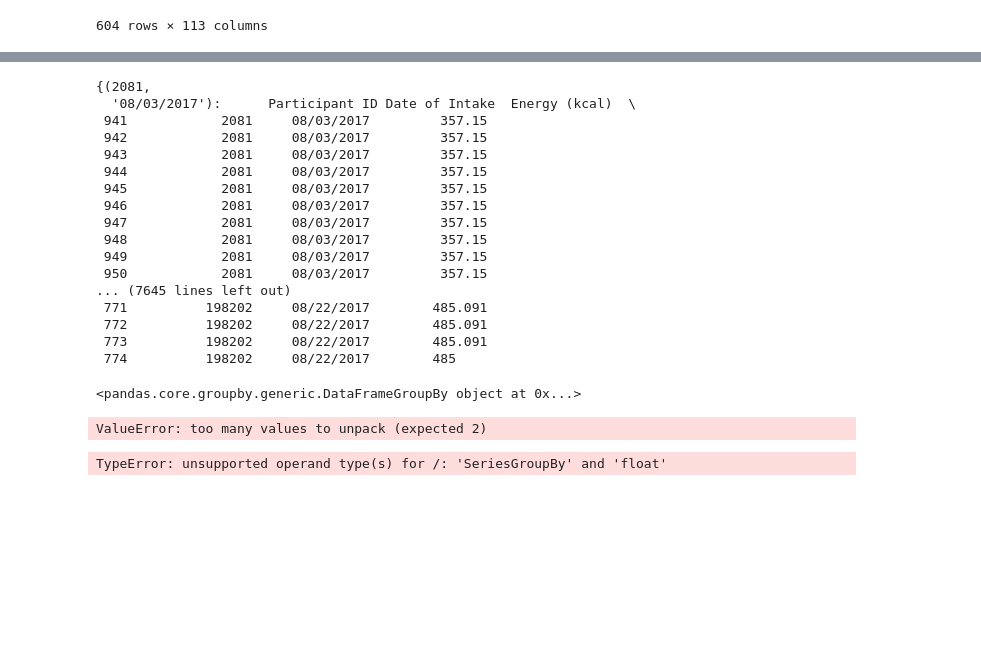
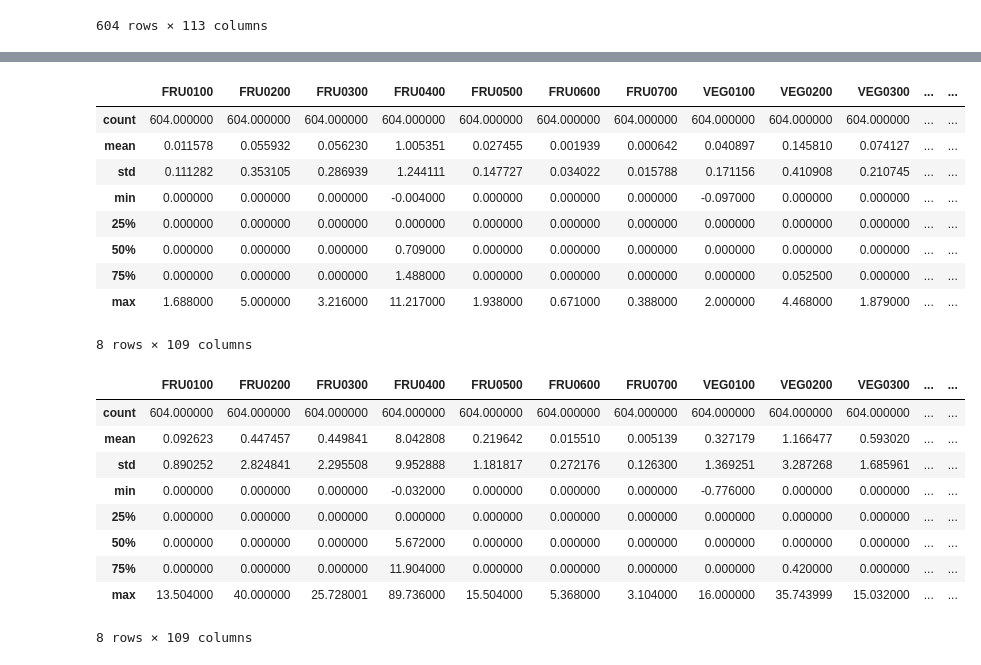
Before and after one commit to niblunc/BCP, a Jupyter notebook: HEI/DQI/Child check.ipynb, the cells around one changed output, grey strips where cells are left out. Cells and saved outputs as stored; diff of their text form; code cells hidden in the pictures; blank space fills up the shorter version.

Commit message:
updating data dictionaries

```diff
--- a/HEI/DQI/Child check.ipynb
+++ b/HEI/DQI/Child check.ipynb
@@ -359,15 +369,0 @@ data_dict['set_09'].shape
-# %%
-dfm_original=data_dict['set_04']
-df_demo=pd.read_csv(os.path.join(basepath,arglist['XTRA']), sep=",")
-
-df_demo['Participant ID'] = df_demo['Participant ID'].astype('int32')
-df_demo['Identifiers_visit']=df_demo['Identifiers_visit'].astype('int32')
-df_demo['child_feeding_practice-breastfed']=df_demo['child_feeding_practice-breastfed'].astype('category')
-
-data_dict["demo"]= df_demo[demo_interest]
-_sub=pd.merge(data_dict['demo'][['Participant ID','DoB']], dfm_original[['Participant ID','Date of Intake']],on='Participant ID')
-_sub['age at intake']=ager(_sub['Date of Intake'], _sub['DoB'])
-grp=['Participant ID','Date of Intake']
-dfm_original=pd.merge(dfm_original,_sub, on=grp)
-metric_cols=set(dfm_original.columns) - set(grp)
-dfm_original = dfm_original.groupby(grp)[list(metric_cols)].mean()
@@ -403,36 +370,29 @@ groups = dict(list(data_dict['set_04']))
-# %%
-groups
-# %% [output]
-{(2081,
-  '08/03/2017'):      Participant ID Date of Intake  Energy (kcal)  \
- 941            2081     08/03/2017         357.15
- 942            2081     08/03/2017         357.15
- 943            2081     08/03/2017         357.15
- 944            2081     08/03/2017         357.15
- 945            2081     08/03/2017         357.15
- 946            2081     08/03/2017         357.15
- 947            2081     08/03/2017         357.15
- 948            2081     08/03/2017         357.15
- 949            2081     08/03/2017         357.15
- 950            2081     08/03/2017         357.15
-... (7645 lines left out)
- 771          198202     08/22/2017        485.091
- 772          198202     08/22/2017        485.091
- 773          198202     08/22/2017        485.091
- 774          198202     08/22/2017        485
-# %%
-data_dict['set_04']
-# %% [output]
-<pandas.core.groupby.generic.DataFrameGroupBy object at 0x...>
-# %%
-for key, item in data_dict['set_04']:
-    print(data_dict['set_04'].get_group(key), "\n\n")
-# %% [output]
-ValueError: too many values to unpack (expected 2)
-# %%
-gram2oz(data_dict['set_09']['FRU0600'])
-# %% [output]
-TypeError: unsupported operand type(s) for /: 'SeriesGroupBy' and 'float'
+# %%
+data_dict['set_09'].iloc[:,3:-1].astype('float32').describe()
+# %% [output]
+|  | FRU0100 | FRU0200 | FRU0300 | FRU0400 | FRU0500 | FRU0600 | FRU0700 | VEG0100 | VEG0200 | VEG0300 | ... | ... |
+| count | 604.000000 | 604.000000 | 604.000000 | 604.000000 | 604.000000 | 604.000000 | 604.000000 | 604.000000 | 604.000000 | 604.000000 | ... | ... |
+| mean | 0.011578 | 0.055932 | 0.056230 | 1.005351 | 0.027455 | 0.001939 | 0.000642 | 0.040897 | 0.145810 | 0.074127 | ... | ... |
+| std | 0.111282 | 0.353105 | 0.286939 | 1.244111 | 0.147727 | 0.034022 | 0.015788 | 0.171156 | 0.410908 | 0.210745 | ... | ... |
+| min | 0.000000 | 0.000000 | 0.000000 | -0.004000 | 0.000000 | 0.000000 | 0.000000 | -0.097000 | 0.000000 | 0.000000 | ... | ... |
+| 25% | 0.000000 | 0.000000 | 0.000000 | 0.000000 | 0.000000 | 0.000000 | 0.000000 | 0.000000 | 0.000000 | 0.000000 | ... | ... |
+| 50% | 0.000000 | 0.000000 | 0.000000 | 0.709000 | 0.000000 | 0.000000 | 0.000000 | 0.000000 | 0.000000 | 0.000000 | ... | ... |
+| 75% | 0.000000 | 0.000000 | 0.000000 | 1.488000 | 0.000000 | 0.000000 | 0.000000 | 0.000000 | 0.052500 | 0.000000 | ... | ... |
+| max | 1.688000 | 5.000000 | 3.216000 | 11.217000 | 1.938000 | 0.671000 | 0.388000 | 2.000000 | 4.468000 | 1.879000 | ... | ... |
+8 rows × 109 columns
+# %%
+cup2oz(data_dict['set_09'].iloc[:,3:-1].astype('float32')).describe()
+# %% [output]
+|  | FRU0100 | FRU0200 | FRU0300 | FRU0400 | FRU0500 | FRU0600 | FRU0700 | VEG0100 | VEG0200 | VEG0300 | ... | ... |
+| count | 604.000000 | 604.000000 | 604.000000 | 604.000000 | 604.000000 | 604.000000 | 604.000000 | 604.000000 | 604.000000 | 604.000000 | ... | ... |
+| mean | 0.092623 | 0.447457 | 0.449841 | 8.042808 | 0.219642 | 0.015510 | 0.005139 | 0.327179 | 1.166477 | 0.593020 | ... | ... |
+| std | 0.890252 | 2.824841 | 2.295508 | 9.952888 | 1.181817 | 0.272176 | 0.126300 | 1.369251 | 3.287268 | 1.685961 | ... | ... |
+| min | 0.000000 | 0.000000 | 0.000000 | -0.032000 | 0.000000 | 0.000000 | 0.000000 | -0.776000 | 0.000000 | 0.000000 | ... | ... |
+| 25% | 0.000000 | 0.000000 | 0.000000 | 0.000000 | 0.000000 | 0.000000 | 0.000000 | 0.000000 | 0.000000 | 0.000000 | ... | ... |
+| 50% | 0.000000 | 0.000000 | 0.000000 | 5.672000 | 0.000000 | 0.000000 | 0.000000 | 0.000000 | 0.000000 | 0.000000 | ... | ... |
+| 75% | 0.000000 | 0.000000 | 0.000000 | 11.904000 | 0.000000 | 0.000000 | 0.000000 | 0.000000 | 0.420000 | 0.000000 | ... | ... |
+| max | 13.504000 | 40.000000 | 25.728001 | 89.736000 | 15.504000 | 5.368000 | 3.104000 | 16.000000 | 35.743999 | 15.032000 | ... | ... |
+8 rows × 109 columns
 # %%
 def cup2oz(cup):
     cup=cup.astype('float32')
```
Also changed, not shown: parts of 9 cells of this notebook.
